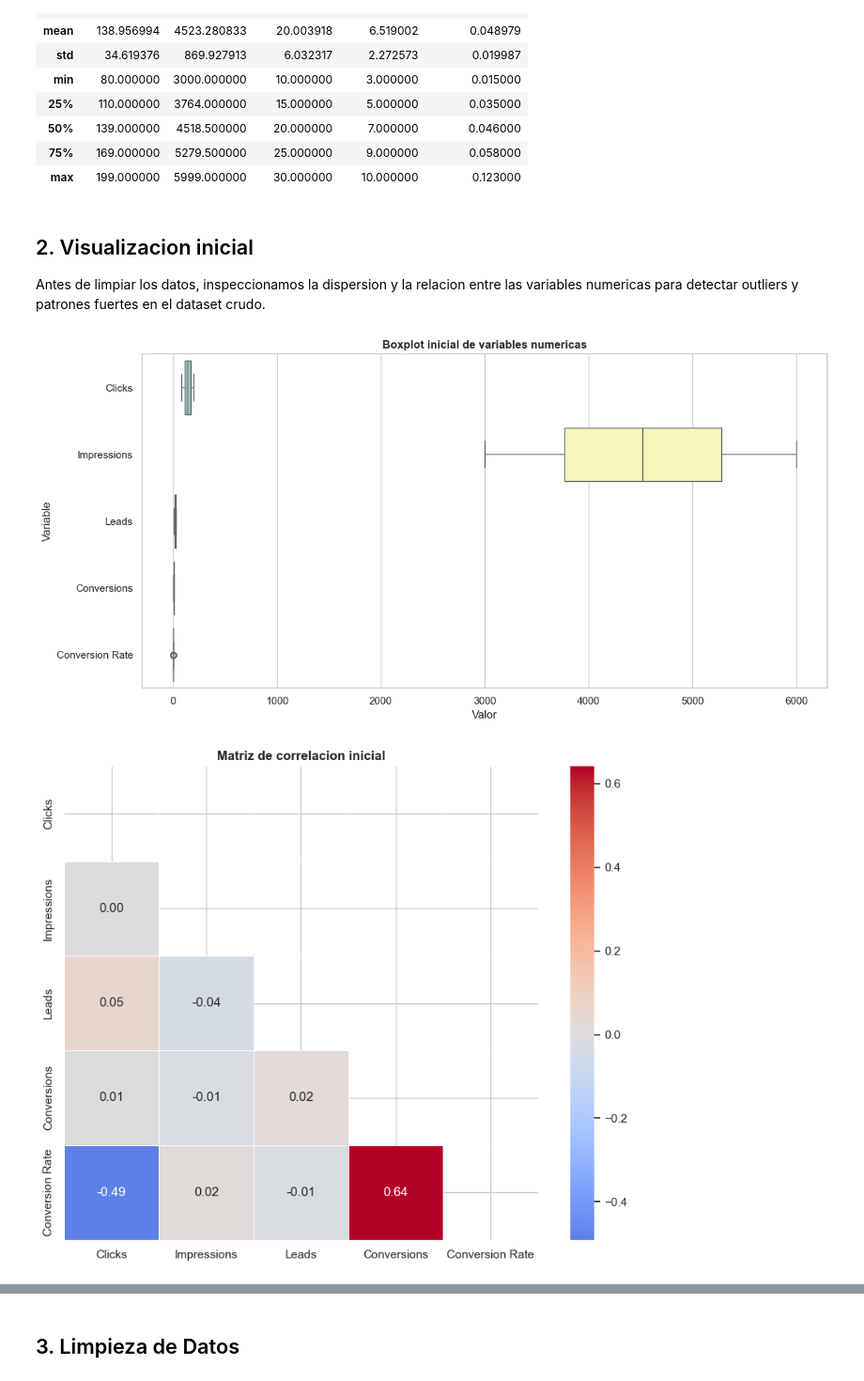
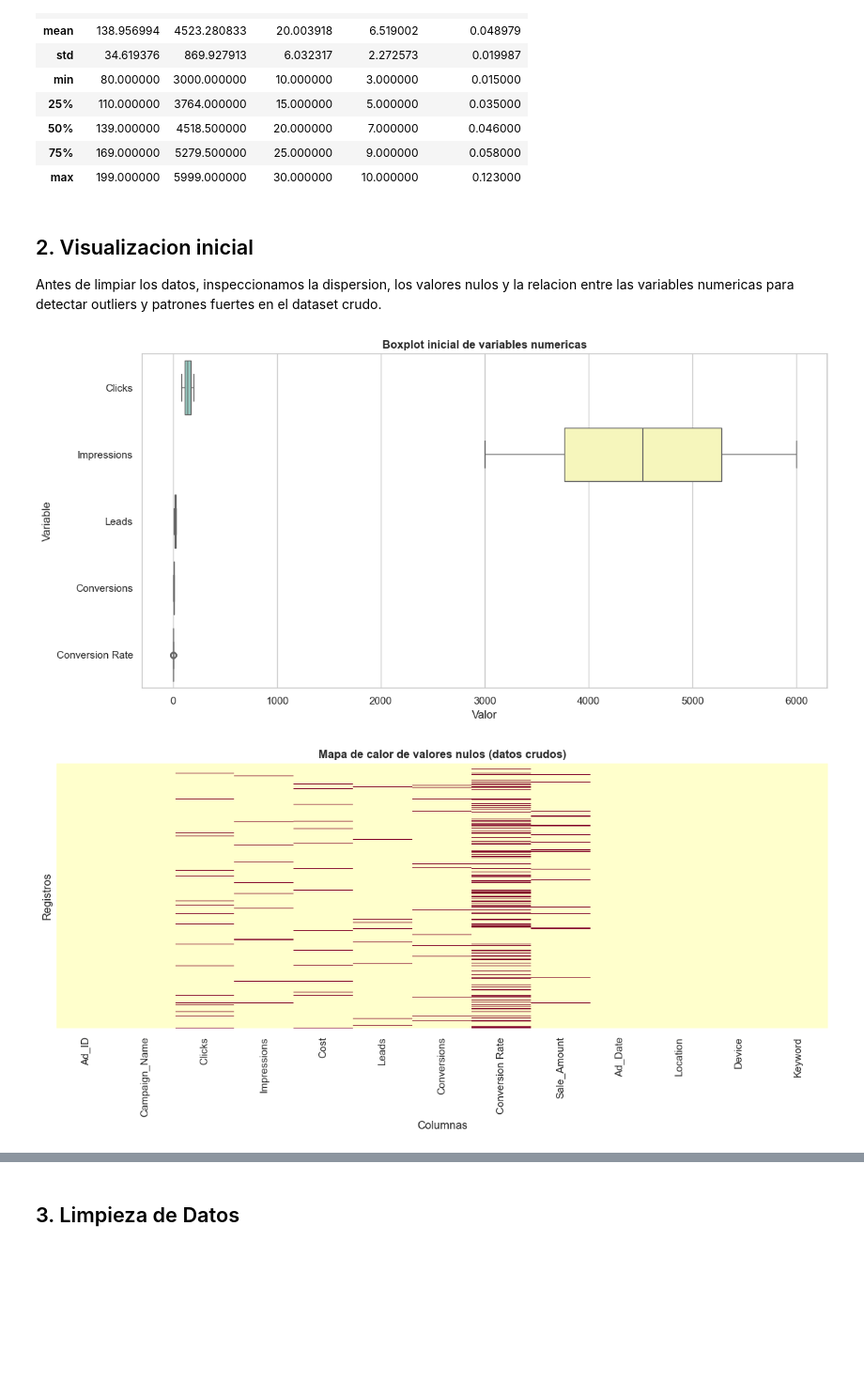
Before and after one commit to carlos31255/EV1_Google_Ads, a Jupyter notebook: notebooks/01_EDA_ML_GoogleAds.ipynb, the cells around one changed output, grey strips where cells are left out. Shown at 94% size. Saved outputs shown, nothing was run; the diff lists cells and outputs as text; code cells hidden in the pictures; blank space fills up the shorter version.

Commit message:
-add heatmap de valores nulos

```diff
--- a/notebooks/01_EDA_ML_GoogleAds.ipynb
+++ b/notebooks/01_EDA_ML_GoogleAds.ipynb
@@ -90,7 +90,7 @@ df.describe()
 | max | 199.000000 | 5999.000000 | 30.000000 | 10.000000 | 0.123000 |
 # %% [markdown]
 ## 2. Visualizacion inicial
-Antes de limpiar los datos, inspeccionamos la dispersion y la relacion entre las variables numericas para detectar outliers y patrones fuertes en el dataset crudo.
+Antes de limpiar los datos, inspeccionamos la dispersion, los valores nulos y la relacion entre las variables numericas para detectar outliers y patrones fuertes en el dataset crudo.
 # %%
 # Variables numericas disponibles antes de la limpieza
 raw_numeric_cols = ['Clicks', 'Impressions', 'Leads', 'Conversions', 'Conversion Rate']
@@ -100,31 +100,47 @@ fig, ax = plt.subplots(figsize=(12, 6))
 sns.boxplot(data=df[raw_numeric_cols], orient='h', palette='Set3', ax=ax)
 ax.set_title('Boxplot inicial de variables numericas', fontweight='bold')
 ax.set_xlabel('Valor')
 ax.set_ylabel('Variable')
 plt.tight_layout()
 plt.savefig('../outputs/boxplot_inicial.png', dpi=150, bbox_inches='tight')
+plt.show()
+
+# Mapa de calor de valores nulos en el dataset crudo
+fig, ax = plt.subplots(figsize=(12, 6))
+sns.heatmap(
+    df.isnull(),
+    cbar=False,
+    yticklabels=False,
+    cmap='YlOrRd',
+    ax=ax,
+)
+ax.set_title('Mapa de calor de valores nulos (datos crudos)', fontweight='bold')
+ax.set_xlabel('Columnas')
+ax.set_ylabel('Registros')
+plt.tight_layout()
+plt.savefig('../outputs/nulos_heatmap_inicial.png', dpi=150, bbox_inches='tight')
 plt.show()
 
 # Mapa de calor sobre datos crudos para ver correlaciones entre variables numericas
 corr_raw = df[raw_numeric_cols].corr()
 mask = np.triu(np.ones_like(corr_raw, dtype=bool))
 
 fig, ax = plt.subplots(figsize=(9, 7))
 sns.heatmap(
     corr_raw,
     mask=mask,
     annot=True,
     fmt='.2f',
     cmap='coolwarm',
     center=0,
     linewidths=0.5,
     square=True,
     ax=ax,
 )
 ax.set_title('Matriz de correlacion inicial', fontweight='bold')
 plt.tight_layout()
 plt.savefig('../outputs/correlacion_inicial.png', dpi=150, bbox_inches='tight')
 plt.show()
 # %% [output]
 [figure]
-[figure, old version]
+[figure, new version]
```
Also changed, not shown: parts of 1 cell of this notebook, 2 other files.
